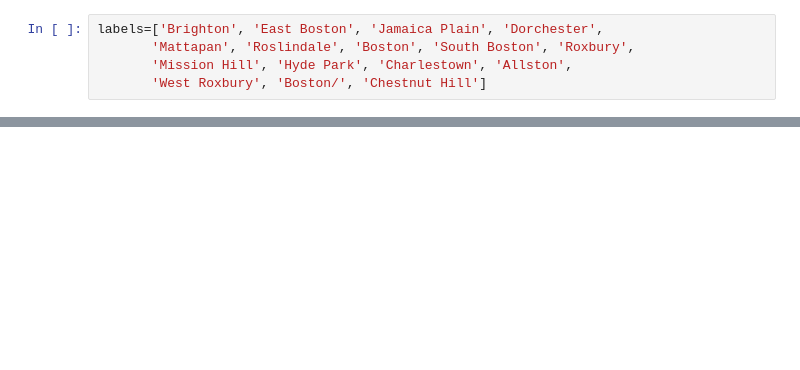
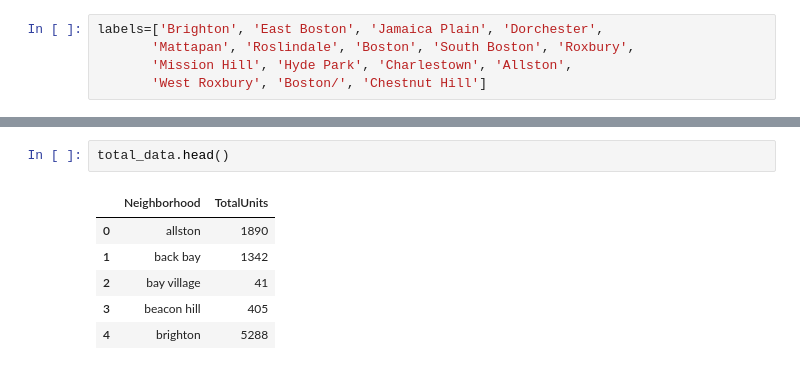
Before and after one commit to BU-Spark/ds-councilor-breadon-bad-landlords2, a Jupyter notebook: spring23-team-1/analysis/violation_analysis.ipynb, the cells around one changed output, grey strips where cells are left out. Drawn from its saved outputs; the diff is of its cells as text; blank space fills up the shorter version.

```diff
--- a/spring23-team-1/analysis/violation_analysis.ipynb
+++ b/spring23-team-1/analysis/violation_analysis.ipynb
@@ -191,0 +216,9 @@ sns.countplot(x='violation_city',data=bostondata)
+# %%
+total_data.head()
+# %% [output]
+|  | Neighborhood | TotalUnits |
+| 0 | allston | 1890 |
+| 1 | back bay | 1342 |
+| 2 | bay village | 41 |
+| 3 | beacon hill | 405 |
+| 4 | brighton | 5288 |
```
Also changed, not shown: parts of 20 cells of this notebook, 1 other file.
